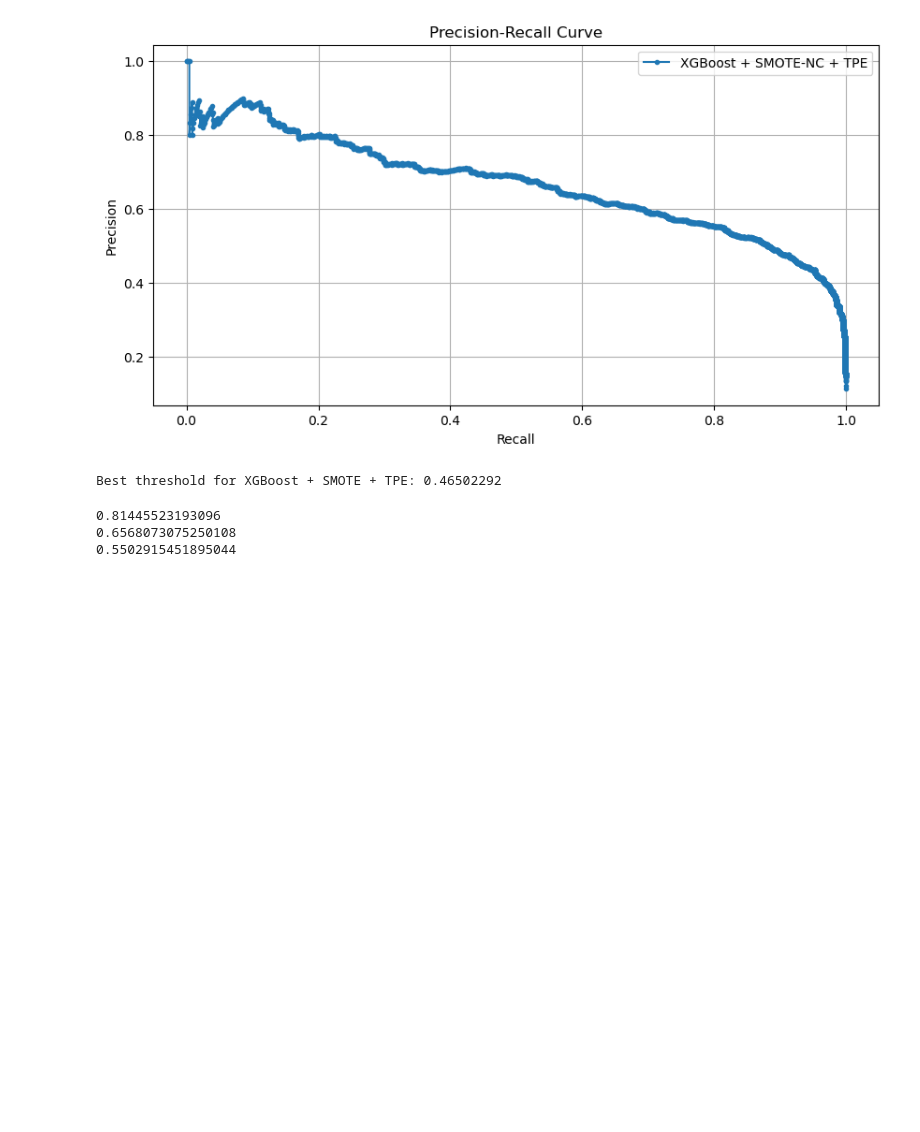
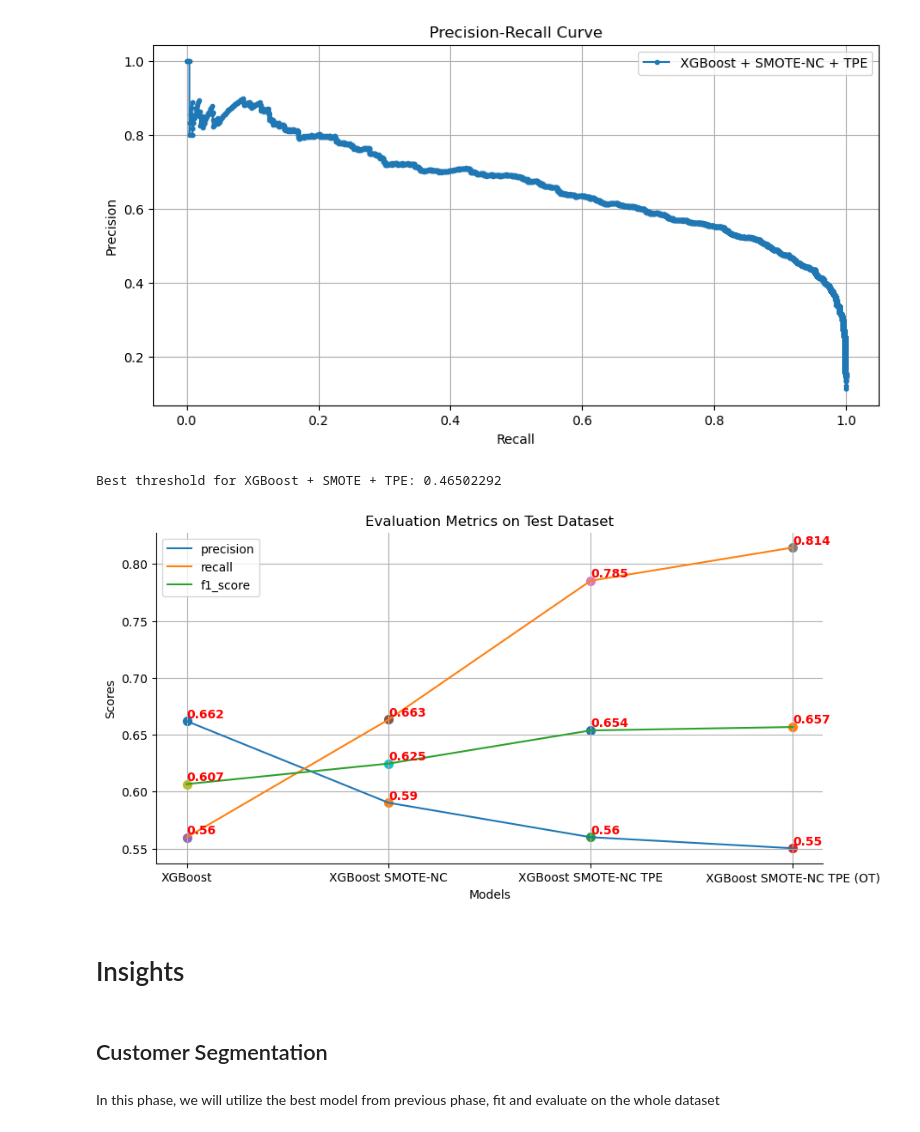
Before and after one commit to HaiNguyen2903/Telecom_Customer_Understanding, a Jupyter notebook: models.ipynb, the cells around one changed output. Drawn from its saved outputs; the diff is of its cells as text; code cells hidden in the pictures; blank space fills up the shorter version.

Commit message:
update insights

```diff
--- a/models.ipynb
+++ b/models.ipynb
@@ -512,11 +558,42 @@ print('Best threshold for XGBoost + SMOTE + TPE:', xgb_sm_tpe_best_thres)
 xgb_sm_tpe_best_preds = [0 if prob < xgb_sm_tpe_best_thres else 1 for prob in xgb_sm_tpe_preds_probs]
 # %% [output]
 Best threshold for XGBoost + SMOTE + TPE: 0.46502292
-# %%
-print(recall_score(y_test, xgb_sm_tpe_best_preds))
-print(f1_score(y_test, xgb_sm_tpe_best_preds))
-print(precision_score(y_test, xgb_sm_tpe_best_preds))
-# %% [output]
-0.81445523193096
-0.6568073075250108
-0.5502915451895044
+# %%
+fig, ax = plt.subplots(figsize=(10,5))
+
+metrics = ['precision', 'recall', 'f1_score']
+
+xgb_sm_tpe_best_thres_results = {
+    'precision': precision_score(y_test, xgb_sm_tpe_best_preds),
+    'recall': recall_score(y_test, xgb_sm_tpe_best_preds),
+    'f1_score': f1_score(y_test, xgb_sm_tpe_best_preds)
+}
+
+for metric in metrics:
+    model_scores = [xgb_results[metric], xgb_sm_results[metric], xgb_sm_tpe_results[metric],
+                    xgb_sm_tpe_best_thres_results[metric]]
+    model_names = ['XGBoost', 'XGBoost SMOTE-NC', 'XGBoost SMOTE-NC TPE', 'XGBoost SMOTE-NC TPE (OT)']
+
+    sns.lineplot(y=model_scores, x=model_names, label=metric, ax=ax)
+
+    for name, score in zip(model_names, model_scores):
+        plt.scatter(name, score, marker='o', s=50)
+        plt.text(name, score+0.001, f'{str(round(score, 3))}', fontsize=10, ha='left',
+                    va='bottom', color='red', fontweight='bold')  # Annotate the point
+
+ax.set_title('Evaluation Metrics on Test Dataset')
+ax.set_xlabel('Models')
+ax.set_ylabel('Scores')
+plt.grid(True)
+
+# Remove axes splines
+for s in ['top', 'right']:
+    ax.spines[s].set_visible(False)
+# %% [output]
+[figure, added]
+# %% [markdown]
+# Insights
+# %% [markdown]
+## Customer Segmentation
+# %% [markdown]
+In this phase, we will utilize the best model from previous phase, fit and evaluate on the whole dataset
```
Also changed, not shown: parts of 43 cells of this notebook, 1 other file.
